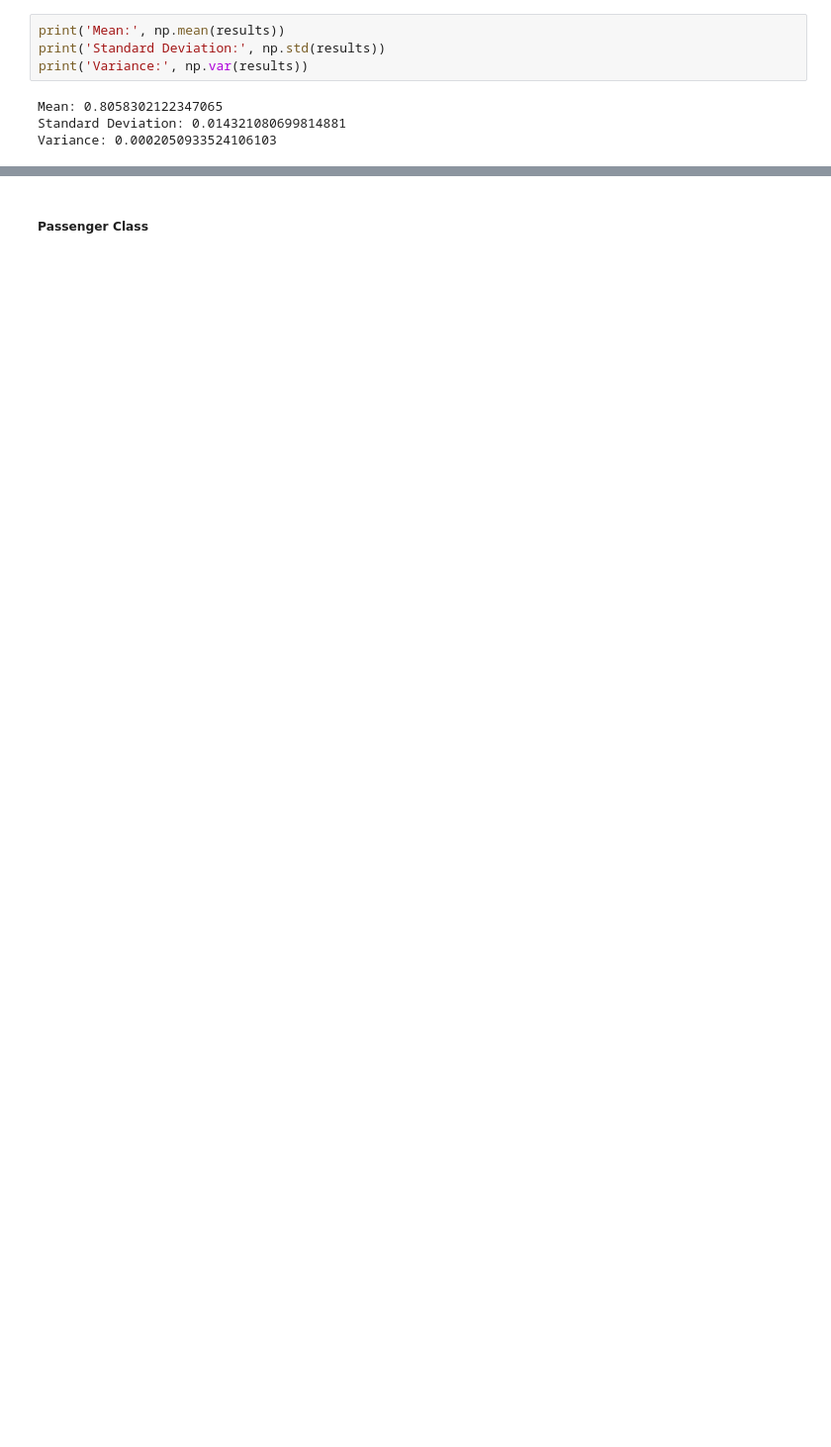
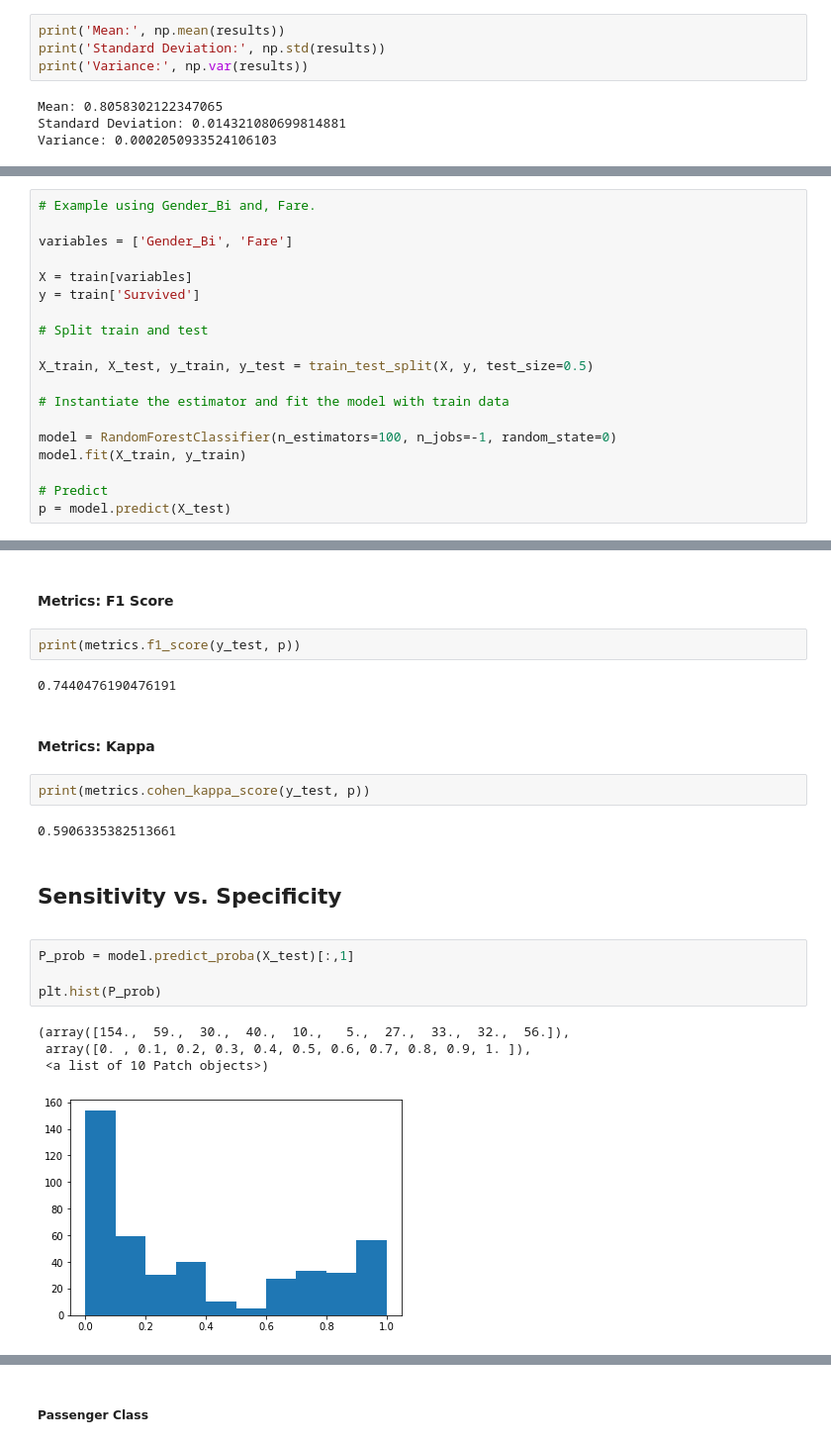
Before and after one commit to eduardopd/kaggle-titanic, a Jupyter notebook: kaggle-titanic.ipynb, the cells around one changed output, grey strips where cells are left out. Shown: that part at 99% size. Cells and saved outputs as stored; diff of their text form; blank space fills up the shorter version.

```diff
--- a/kaggle-titanic.ipynb
+++ b/kaggle-titanic.ipynb
@@ -337,0 +321,19 @@ Variance: 0.0002050933524106103
+# %%
+# Example using Gender_Bi and, Fare.
+
+variables = ['Gender_Bi', 'Fare']
+
+X = train[variables]
+y = train['Survived']
+
+# Split train and test
+
+X_train, X_test, y_train, y_test = train_test_split(X, y, test_size=0.5)
+
+# Instantiate the estimator and fit the model with train data
+
+model = RandomForestClassifier(n_estimators=100, n_jobs=-1, random_state=0)
+model.fit(X_train, y_train)
+
+# Predict
+p = model.predict(X_test)
@@ -337,0 +403,25 @@ Variance: 0.0002050933524106103
+# %% [markdown]
+#### Metrics: F1 Score
+# %%
+print(metrics.f1_score(y_test, p))
+# %% [output]
+0.7440476190476191
+# %% [markdown]
+#### Metrics: Kappa
+# %%
+print(metrics.cohen_kappa_score(y_test, p))
+# %% [output]
+0.5906335382513661
+# %% [markdown]
+## Sensitivity vs. Specificity
+
+<a id='sens'></a>
+# %%
+P_prob = model.predict_proba(X_test)[:,1]
+
+plt.hist(P_prob)
+# %% [output]
+(array([154.,  59.,  30.,  40.,  10.,   5.,  27.,  33.,  32.,  56.]),
+ array([0. , 0.1, 0.2, 0.3, 0.4, 0.5, 0.6, 0.7, 0.8, 0.9, 1. ]),
+ <a list of 10 Patch objects>)
+[figure, added]
```
Also changed, not shown: parts of 54 cells of this notebook.
